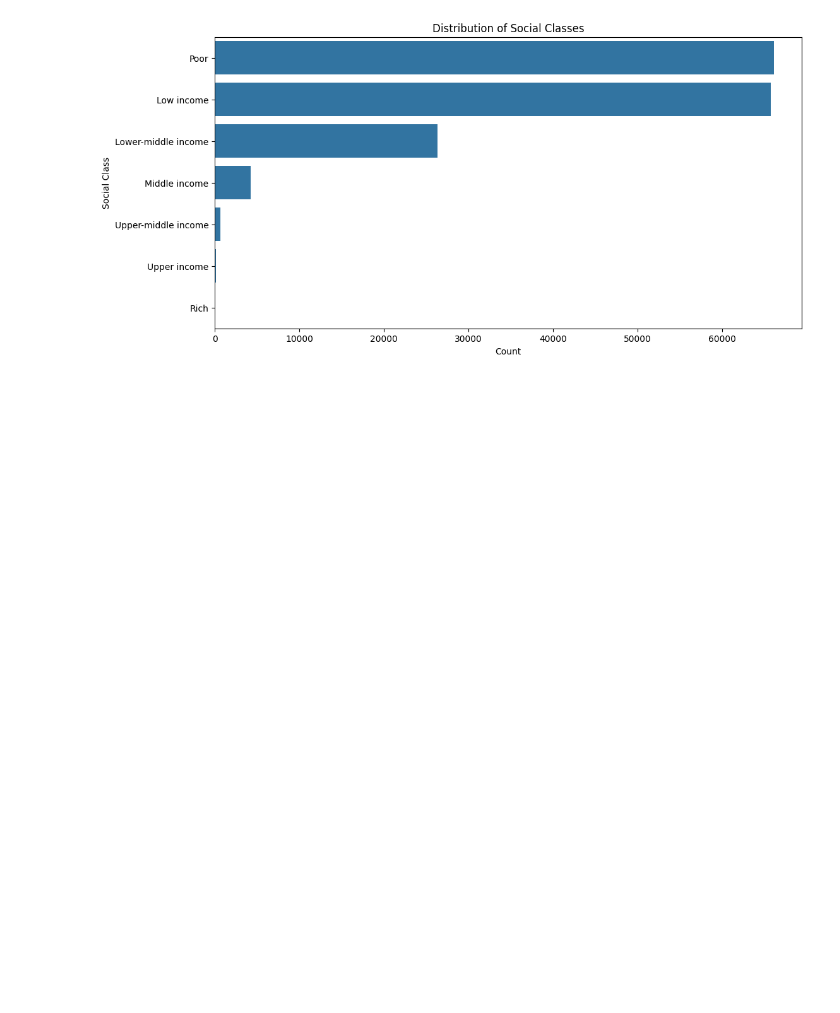
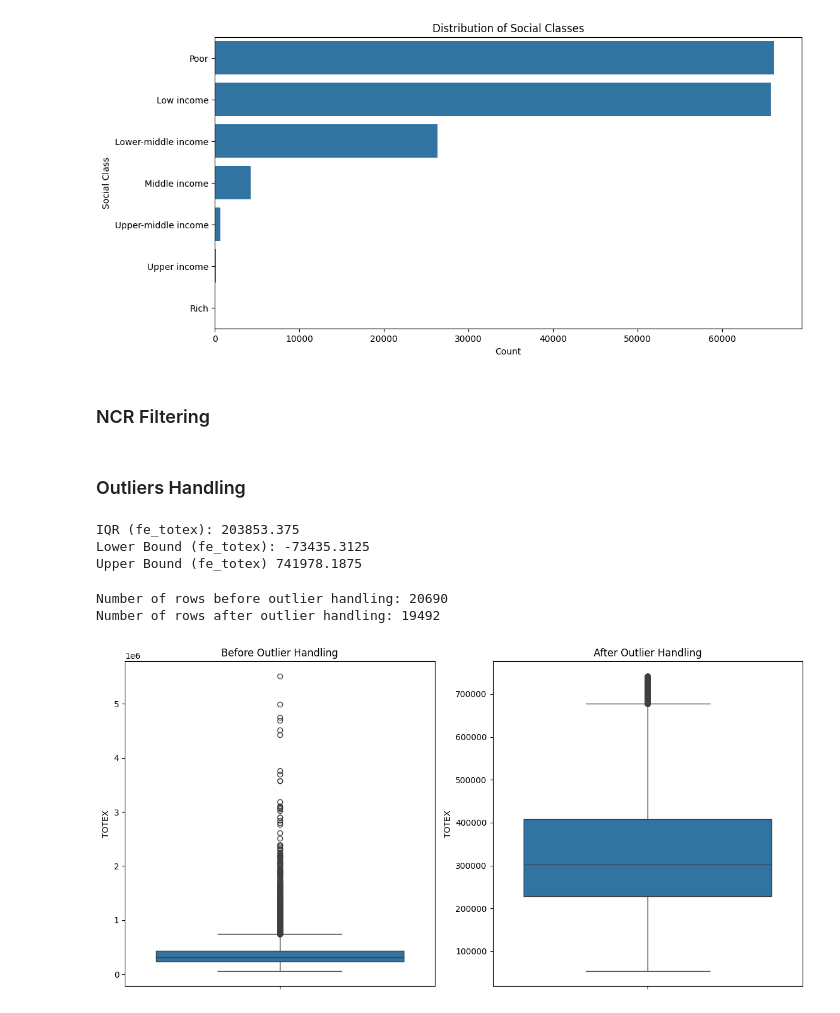
Before and after one commit to JoshuaEntrata/Data-Mining-Prelims-Project, a Jupyter notebook: notebooks/feature_engineering.ipynb, the cells around one changed output. Saved outputs shown, nothing was run; the diff lists cells and outputs as text; code cells hidden in the pictures; blank space fills up the shorter version.

Commit message:
Implement NCR filtering and outlier handling

```diff
--- a/notebooks/feature_engineering.ipynb
+++ b/notebooks/feature_engineering.ipynb
@@ -125,3 +124,5 @@ plt.ylabel("Social Class")
 plt.show()
 # %% [output]
 [figure]
+# %% [markdown]
+### NCR Filtering
@@ -127,0 +131,43 @@ plt.show()
+# %% [markdown]
+### Outliers Handling
+# %%
+fe_totex = fe_ncr['TOTEX']
+# %%
+Q1 = fe_totex.quantile(0.25)
+Q3 =fe_totex.quantile(0.75)
+IQR = Q3 - Q1
+# %%
+lower_bound = Q1 - 1.5 * IQR
+upper_bound = Q3 + 1.5 * IQR
+# %%
+print(f'IQR (fe_totex): {IQR}')
+print(f'Lower Bound (fe_totex): {lower_bound}')
+print(f'Upper Bound (fe_totex) {upper_bound}')
+# %% [output]
+IQR (fe_totex): 203853.375
+Lower Bound (fe_totex): -73435.3125
+Upper Bound (fe_totex) 741978.1875
+# %%
+outliers = (fe_ncr["TOTEX"] < lower_bound) \
+    | (fe_ncr["TOTEX"] > upper_bound)
+
+fe_outlier_handled = fe_ncr[~outliers]
+# %%
+print(f'Number of rows before outlier handling: {len(fe_ncr)}')
+print(f'Number of rows after outlier handling: {len(fe_outlier_handled)}')
+# %% [output]
+Number of rows before outlier handling: 20690
+Number of rows after outlier handling: 19492
+# %%
+fig, axes = plt.subplots(1, 2, figsize=(12, 6))
+
+sns.boxplot(data=fe_ncr.TOTEX, ax=axes[0])
+axes[0].set_title("Before Outlier Handling")
+
+sns.boxplot(data=fe_outlier_handled.TOTEX, ax=axes[1])
+axes[1].set_title("After Outlier Handling")
+
+plt.tight_layout()
+plt.show()
+# %% [output]
+[figure, added]
```
Also changed, not shown: parts of 9 cells of this notebook.
